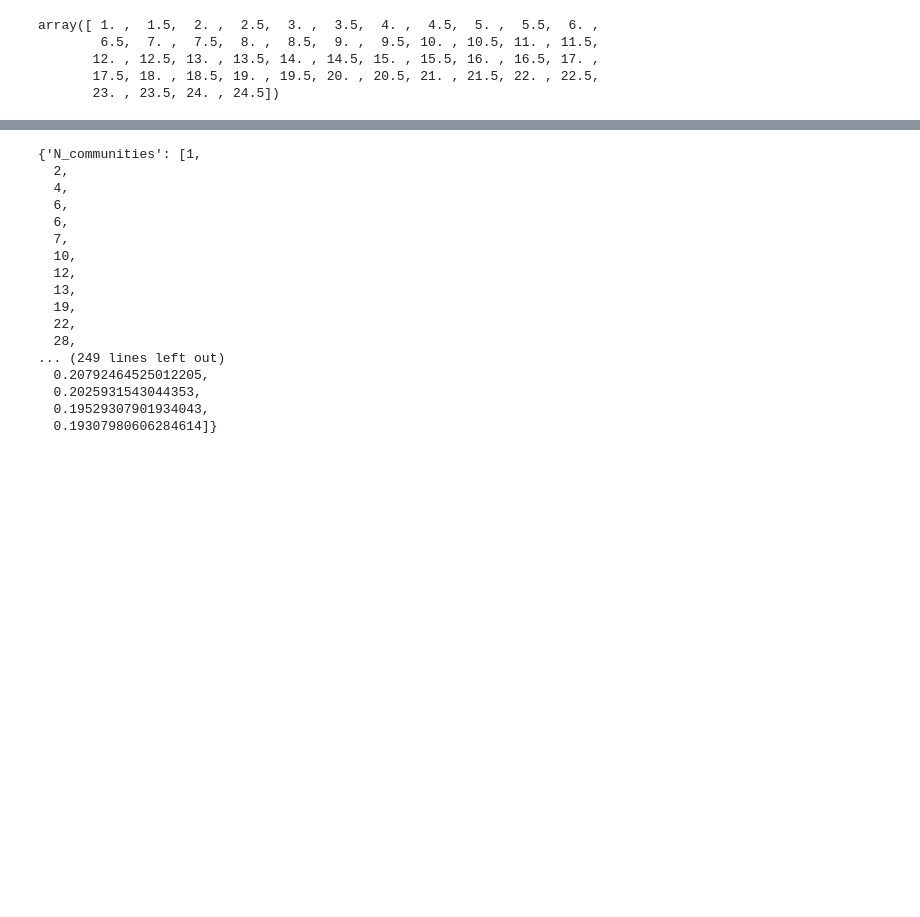
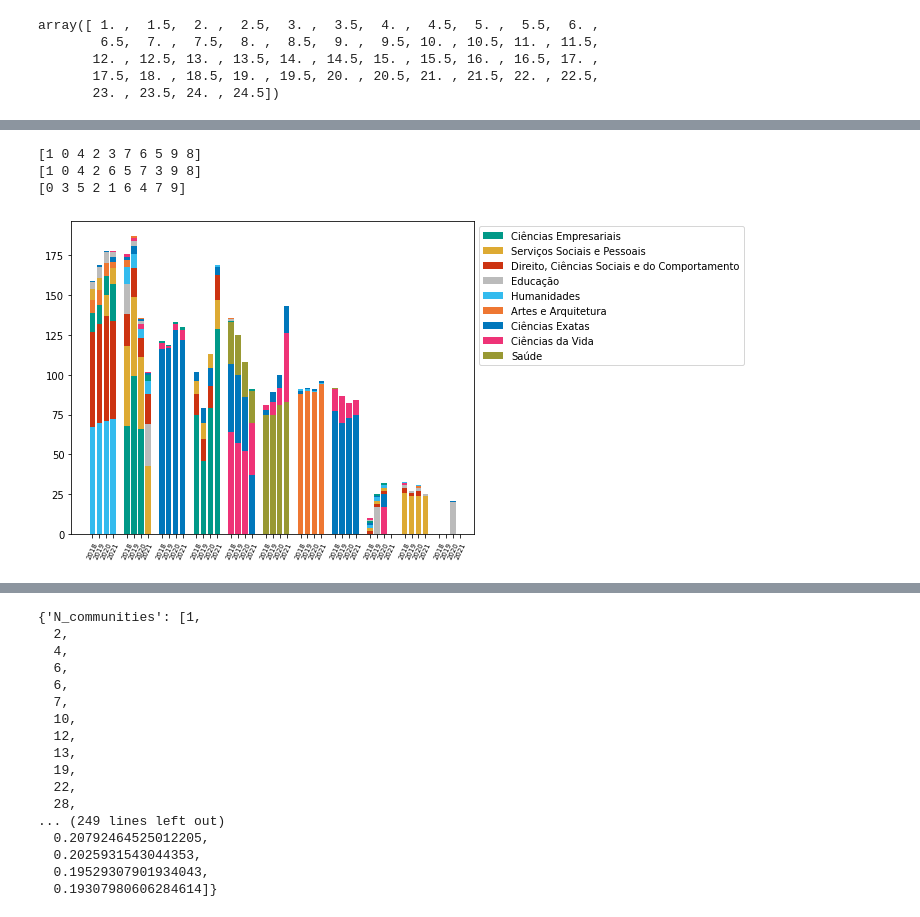
Before and after one commit to bernardo-silva/NetworkScienceProject, a Jupyter notebook: community_methods.ipynb, the cells around one changed output, grey strips where cells are left out. Drawn from its saved outputs; the diff is of its cells as text; code cells hidden in the pictures; blank space fills up the shorter version.

Commit message:
Community graphs with areas now working

```diff
--- a/community_methods.ipynb
+++ b/community_methods.ipynb
@@ -193,3 +214,76 @@ for i in range(len(areas)):
+# %%
+from itertools import permutations
+
+def enumerate_simmilarity(d1,d2):
+    scores = []
+    simmilarity = lambda d,d1: len(d1.keys() & d.keys()) * sum([d1[c]/(1+abs(d1[c]-d[c])) for c in (d1.keys() & d.keys())])
+    for d in d1:
+        scores.append([simmilarity(d,dd) for dd in d2])
+
+    scores = np.array(scores,dtype=float)
+    best = np.full(len(d1),-1)
+
+    for i in range(len(d1)):
+        index = np.unravel_index(scores.argmax(),scores.shape)
+        best[index[0]] = index[1]
+        scores[index[0]] = 0
+    print(best)
+
+    return list(zip(best,d1))
+# %%
+# colors = ['#77AADD', '#EE8866', '#EEDD88', '#FFAABB', '#99DDFF', '#44BB99', '#BBCC33', '#AAAA00', '#DDDDDD']
+# colors = ['#CC6677', '#332288', '#DDCC77', '#117733', '#88CCEE', '#882255', '#44AA99', '#999933', '#AA4499',]
+colors = ['#BBBBBB', '#EE7732', '#33BBEE', '#CC3311', '#009988', '#EE3377',  '#0077BB','#DDAA33', '#999933']
+areas  = ['Educação', 'Artes e Arquitetura',
+          'Humanidades', 'Direito, Ciências Sociais e do Comportamento', 'Ciências Empresariais',
+          'Ciências da Vida', 'Ciências Exatas', 'Serviços Sociais e Pessoais', 'Saúde']
+area_colors = dict(zip(areas,colors))
+
+x0 = 0
+
+fig,ax = plt.subplots(figsize=(10,5))
+
+resolution_index = 6
+areas_in_comm = []
+for n, G in enumerate(networks):
+    comm = [[G.nodes[y]["area"] for y in x] for x in communities_by_resolution[str(G.graph["year"])][resolution_index]]
+    areas_in_comm.append([{area: a.count(area) for area in list(set(a))} for a in comm])
+
+max_idx = areas_in_comm.index(max(areas_in_comm, key = len))
+max_comms = max(areas_in_comm, key = len)
+max_comms_enum = list(enumerate(max_comms))
+
+for i in range(0,4):
+    if i == max_idx:
+        areas_in_comm[i] = max_comms_enum
+        continue
+    areas_in_comm[i] = enumerate_simmilarity(areas_in_comm[i], max_comms)
+
+for n, (G,areas_year) in enumerate(zip(networks,areas_in_comm)):
+    y_offset = 0
+    for i,area in areas_year:
+        y_offset = 0
+        parts = list(area.items())
+        parts.sort(reverse=True,key = lambda x: x[1])
+        for j,(a,count) in enumerate(parts):
+            ax.bar(x0 + i*5+n,count,bottom=y_offset,color=area_colors[a],label=a)
+            y_offset += count
+
+years = list(range(2018,2022))*len(max_comms)
+idx = [x0 + i*5 + j for i in range(len(max_comms)) for j in range(4)]
+
+ax.set(xticks = idx,xticklabels=years)
+ax.set_xticklabels(years, rotation=65, fontdict={"fontsize":7})
+handles, labels = plt.gca().get_legend_handles_labels()
+by_label = dict(zip(labels, handles))
+ax.legend(by_label.values(), by_label.keys(),bbox_to_anchor=(1,1), loc="upper left")
+plt.tight_layout()
+plt.savefig("comm.pdf")
+# %% [output]
+[1 0 4 2 3 7 6 5 9 8]
+[1 0 4 2 6 5 7 3 9 8]
+[0 3 5 2 1 6 4 7 9]
+[figure, added]
 # %%
 engs = filter(lambda x: "medicina" in x.lower(), a[1])
 print(len([x for x in engs]))
```
Also changed, not shown: parts of 4 cells of this notebook, 8 other files.
